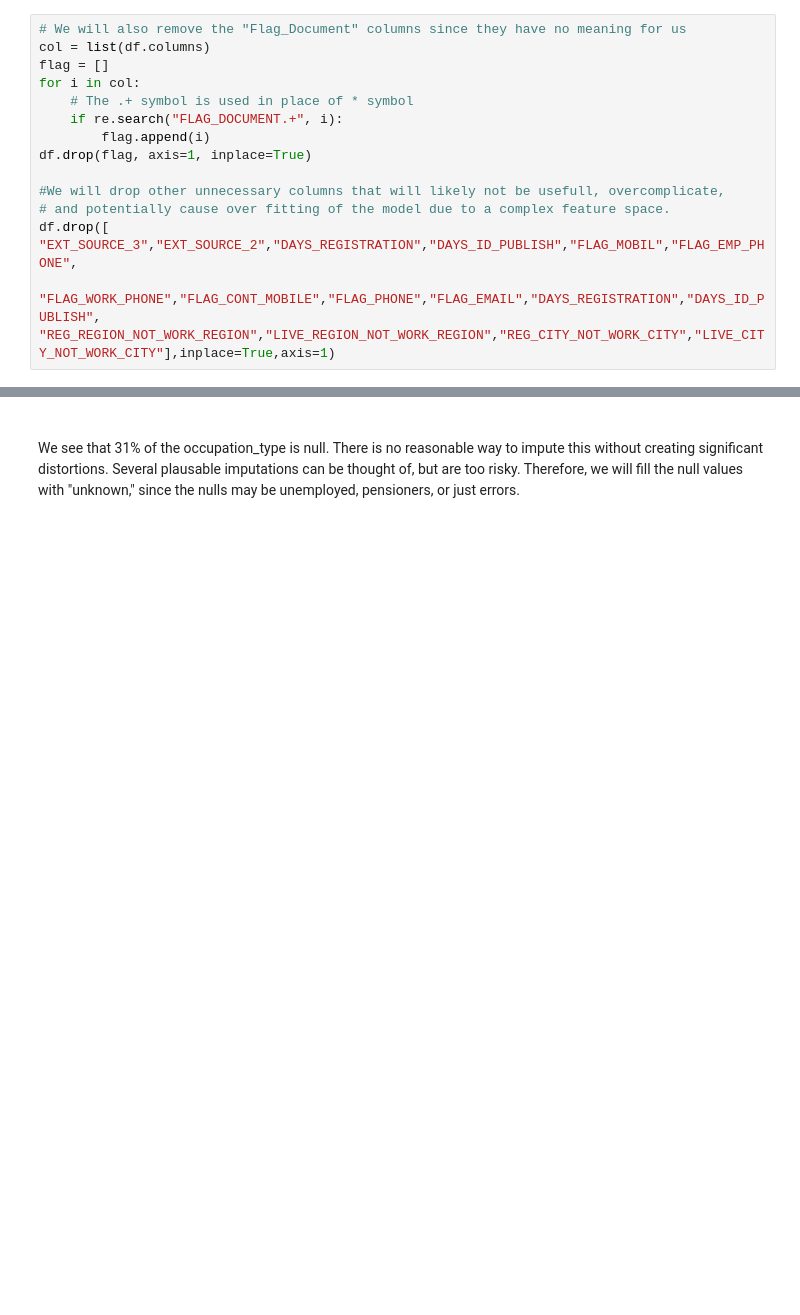
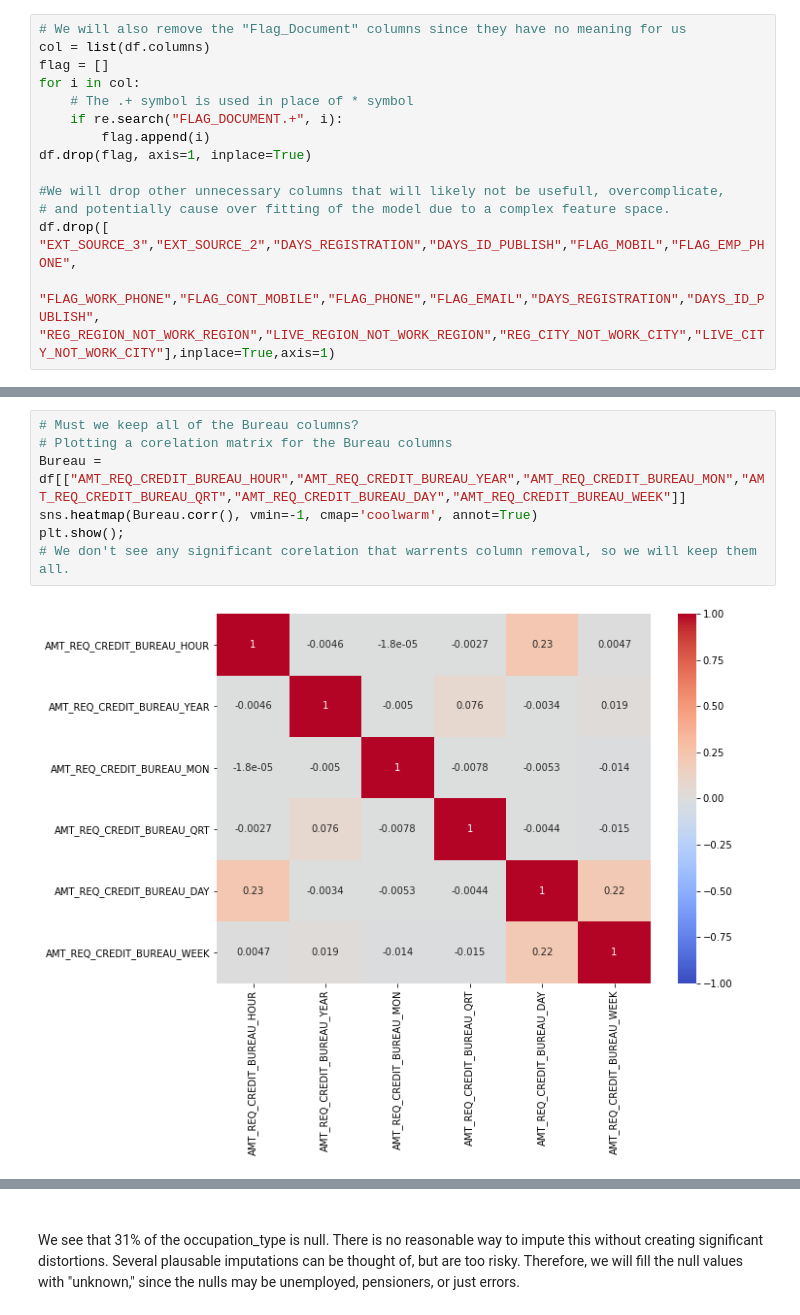
Before and after one commit to SharelCooper/LoanDefaultAnalysisAndMLPredicton, a Jupyter notebook: Loan Project.ipynb, the cells around one changed output, grey strips where cells are left out. Saved outputs shown, nothing was run; the diff lists cells and outputs as text; blank space fills up the shorter version.

```diff
--- a/Loan Project.ipynb
+++ b/Loan Project.ipynb
@@ -129,0 +144,9 @@ df.drop([
+# %%
+# Must we keep all of the Bureau columns?
+# Plotting a corelation matrix for the Bureau columns
+Bureau = df[["AMT_REQ_CREDIT_BUREAU_HOUR","AMT_REQ_CREDIT_BUREAU_YEAR","AMT_REQ_CREDIT_BUREAU_MON","AMT_REQ_CREDIT_BUREAU_QRT","AMT_REQ_CREDIT_BUREAU_DAY","AMT_REQ_CREDIT_BUREAU_WEEK"]]
+sns.heatmap(Bureau.corr(), vmin=-1, cmap='coolwarm', annot=True)
+plt.show();
+# We don't see any significant corelation that warrents column removal, so we will keep them all.
+# %% [output]
+[figure, added]
```
Also changed, not shown: parts of 31 cells of this notebook.
